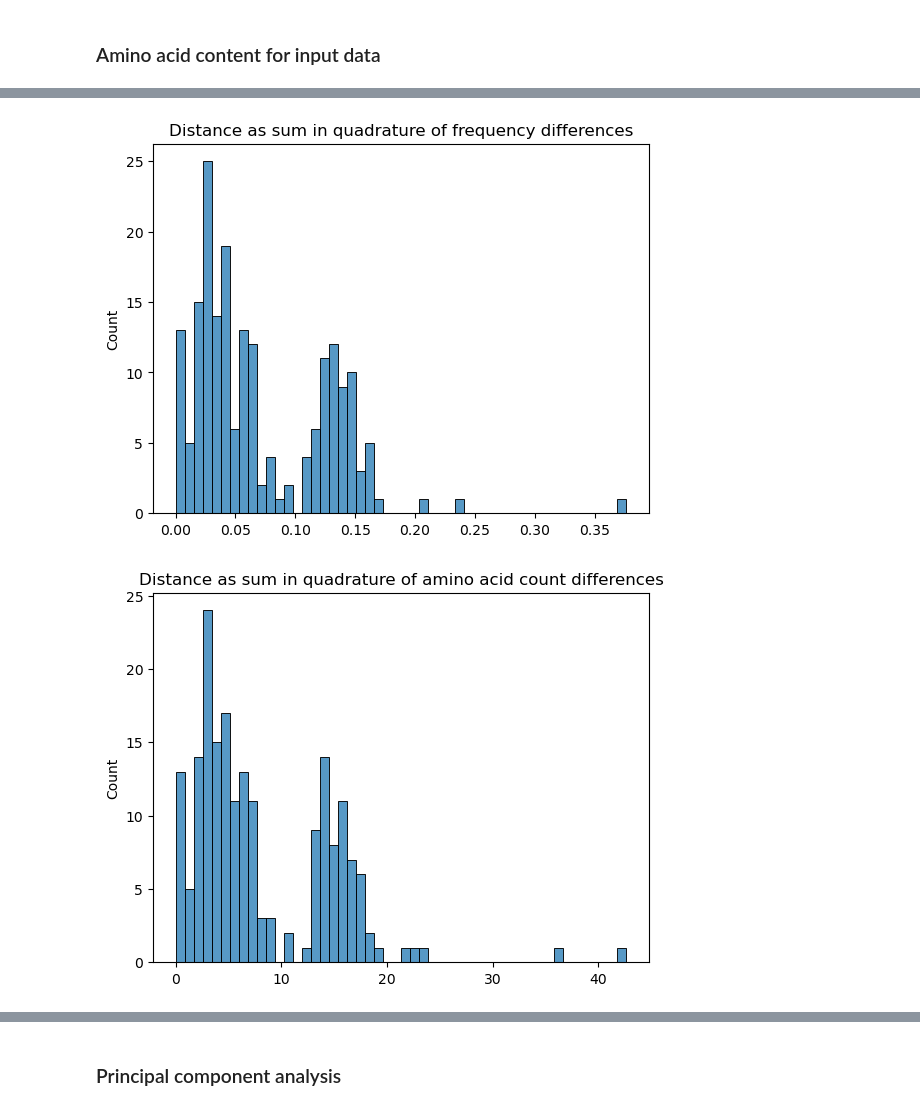
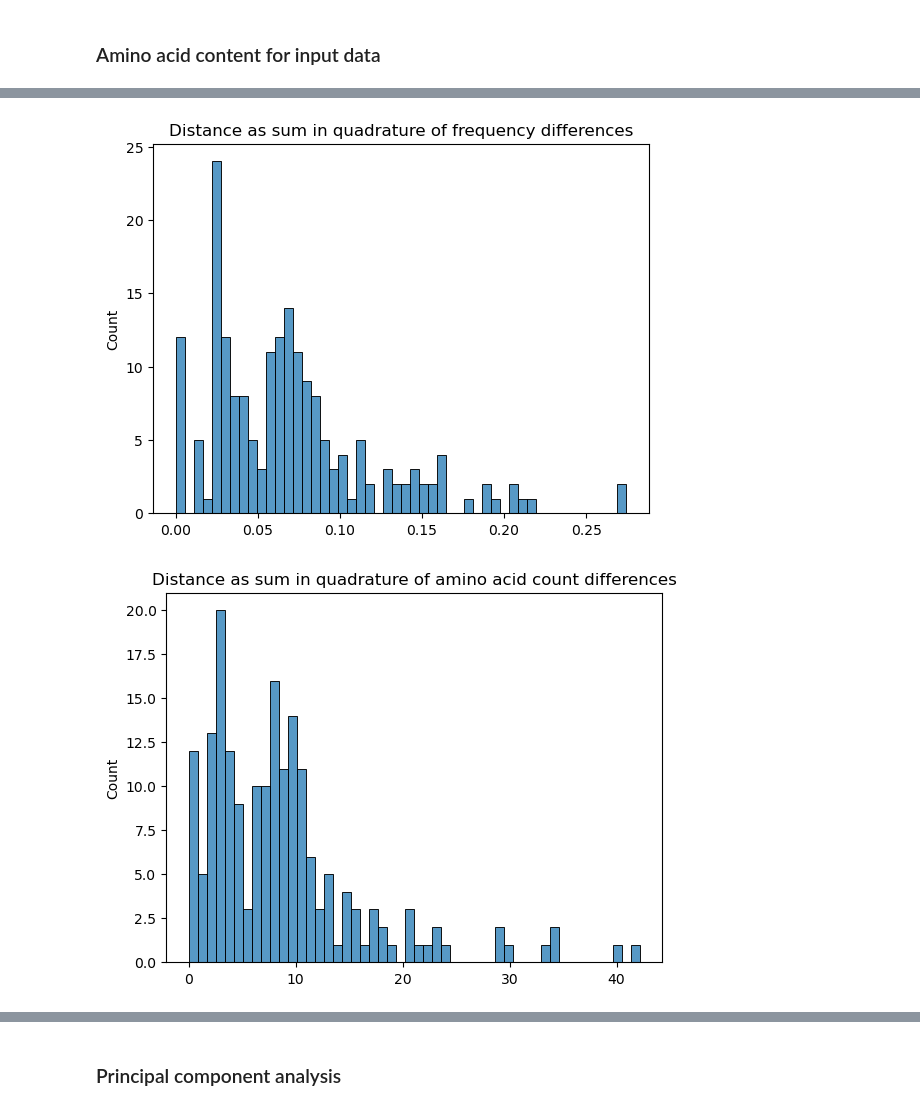
Before and after one commit to frederikespersen/OrthoIDP, a Jupyter notebook: Analysis.ipynb, the cells around one changed output, grey strips where cells are left out. Saved outputs shown, nothing was run; the diff lists cells and outputs as text; code cells hidden in the pictures.

```diff
--- a/Analysis.ipynb
+++ b/Analysis.ipynb
@@ -118,7 +118,7 @@ More on CIDER from Pappu Lab:
 params = analyse_data.cider_parameters(ortho['sequence'])
 
 # Adding length
-params['length'] = ortho['sequence'].str.len()
+params['Length'] = ortho['sequence'].str.len()
 
 # Presenting documentation and results
 params.sort_values(by='kappa')
@@ -184,26 +184,26 @@ plt.show()
 # %%
 # Calculating sequence distance
 # Setting reference sequence
-i_ref = 'HUMAN'
+i_ref = ortho[ortho['species'].str.contains('Human')].index[0]
 
 # Method 1: Distance as sum in quadrature of frequency differences
 freq_diff = (freqs - freqs.loc[i_ref])**2
 freq_diff = np.sqrt(freq_diff.sum(axis=1))
 sns.histplot(x=freq_diff, bins=50)
 plt.title("Distance as sum in quadrature of frequency differences")
 plt.show()
 
 # Method 2: Distance as sum in quadrature of amino acid count differences
 counts = freqs.transpose() * ortho['sequence'].str.len()
 counts = counts.transpose()
 count_diff = (counts - counts.loc[i_ref])**2
 count_diff = np.sqrt(count_diff.sum(axis=1))
 sns.histplot(x=count_diff, bins=50)
 plt.title("Distance as sum in quadrature of amino acid count differences")
 plt.show()
 # %% [output]
-[figure, old version]
+[figure, new version]
-[figure, old version]
+[figure, new version]
 # %%
 # Plotting a scatter matrix for most common residue types
 _ = pd.plotting.scatter_matrix(freqs.loc[:, freqs.mean() > 1/20], figsize=(16, 16))
```
Also changed, not shown: parts of 17 cells of this notebook, 3 other files.
